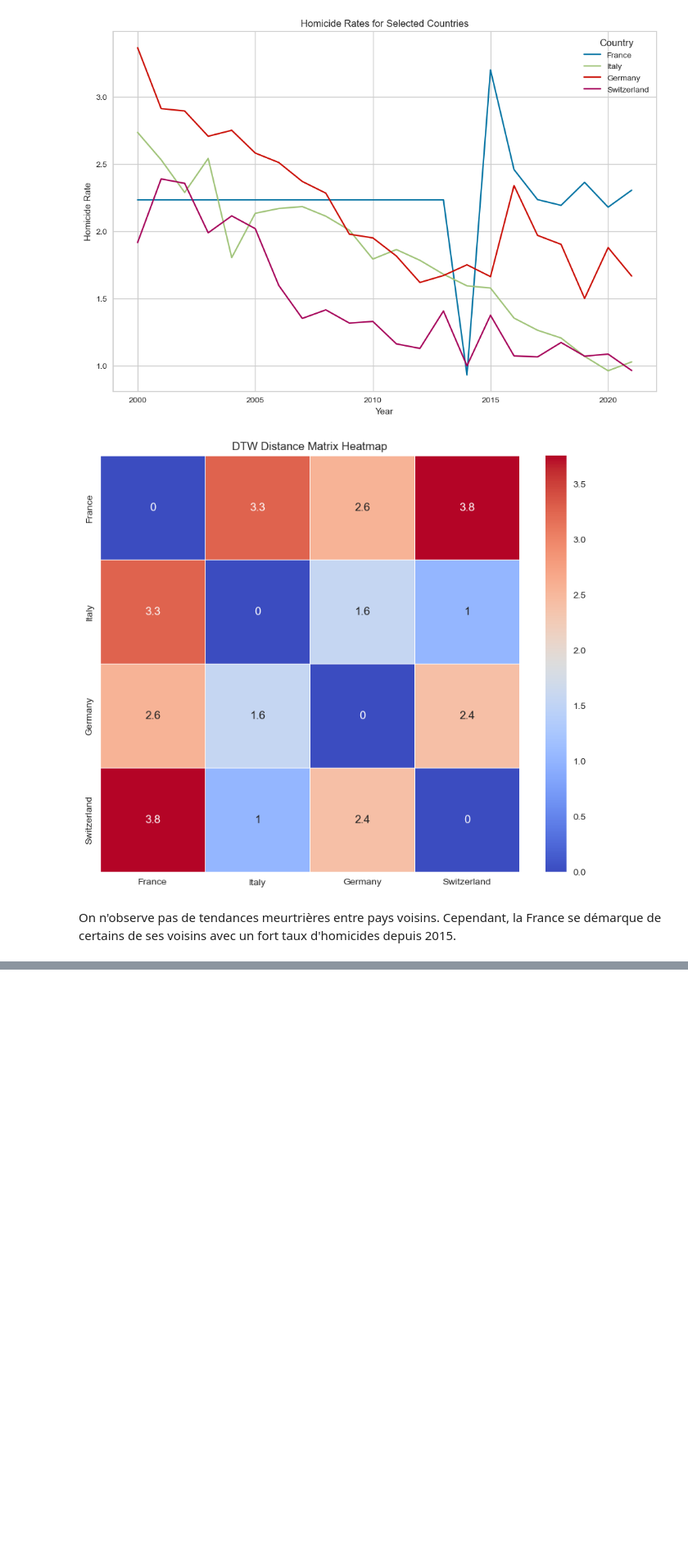
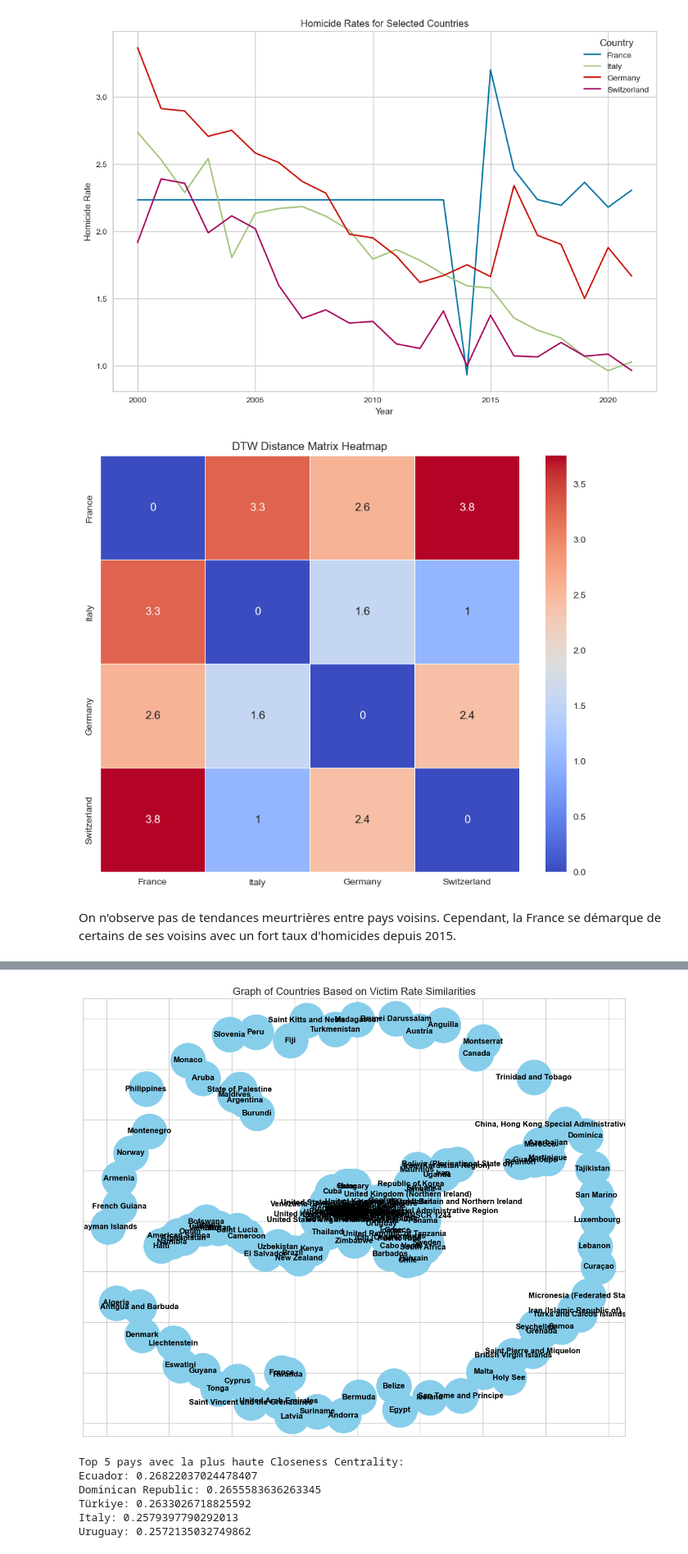
Before and after one commit to adesbx/homicideAnalysis, a Jupyter notebook: projet.ipynb, the cells around one changed output, grey strips where cells are left out. Shown at 82% size. Saved outputs shown, nothing was run; the diff lists cells and outputs as text; code cells hidden in the pictures; blank space fills up the shorter version.

Commit message:
Graph analyses

```diff
--- a/projet.ipynb
+++ b/projet.ipynb
@@ -874,0 +880,11 @@ On n'observe pas de tendances meurtrières entre pays voisins. Cependant, la Fra
+# %%
+def replace_nan_with_mean(row):
+    return row.fillna(row['Mean'])
+
+df_graph = df[['Info', 'Rate']].copy()
+df_graph = df_graph.droplevel(0, axis=1)
+
+df_graph = df_graph.apply(lambda row: replace_nan_with_mean(row), axis=1)
+df_graph_2 = df_graph.groupby(by=['Country']).sum()
+df_years = df_graph_2.iloc[:, 4:24]
+df_graph_2.head()
@@ -874,0 +899,51 @@ On n'observe pas de tendances meurtrières entre pays voisins. Cependant, la Fra
+# %%
+correlation_matrix = df_years.T.corr(method='pearson')
+threshold = 0.7
+correlation_matrix_filtered = correlation_matrix[correlation_matrix.abs() > threshold]
+# %%
+G = nx.Graph()
+
+for country in df_graph['Country'].unique():
+        G.add_node(country)
+
+for i in range(len(correlation_matrix_filtered.columns)):
+    for j in range(i + 1, len(correlation_matrix_filtered.columns)):
+        weight = correlation_matrix_filtered.iloc[i, j]
+        if not np.isnan(weight):
+            country1 = correlation_matrix_filtered.columns[i]
+            country2 = correlation_matrix_filtered.columns[j]
+            G.add_edge(country1, country2, weight=weight)
+
+plt.figure(figsize=(12, 10))
+
+for u, v, weight in G.edges(data=True):
+    if weight['weight'] < 0:
+        weight['weight'] = abs(weight['weight'])
+
+pos = nx.spring_layout(G)
+
+nx.draw_networkx_nodes(G, pos, node_size=3000, node_color='skyblue')
+nx.draw_networkx_edges(G, pos, width=3, alpha=0.9, edge_color='red')
+nx.draw_networkx_labels(G, pos, font_size=12, font_weight='bold', font_color='black')
+
+plt.title('Graph of Countries Based on Victim Rate Similarities', fontsize=16)
+
+plt.tight_layout()
+plt.show()
+nx.write_gml(G, "graph.gml")
+# %% [output]
+[figure, added]
+# %%
+closeness_centrality = nx.closeness_centrality(G, distance='weight')
+
+sorted_closeness = sorted(closeness_centrality.items(), key=lambda x: x[1], reverse=True)
+print("Top 5 pays avec la plus haute Closeness Centrality:")
+for country, score in sorted_closeness[:5]:
+    print(f"{country}: {score}")
+# %% [output]
+Top 5 pays avec la plus haute Closeness Centrality:
+Ecuador: 0.26822037024478407
+Dominican Republic: 0.2655583636263345
+Türkiye: 0.2633026718825592
+Italy: 0.2579397790292013
+Uruguay: 0.2572135032749862
```
Also changed, not shown: parts of 12 cells of this notebook.
